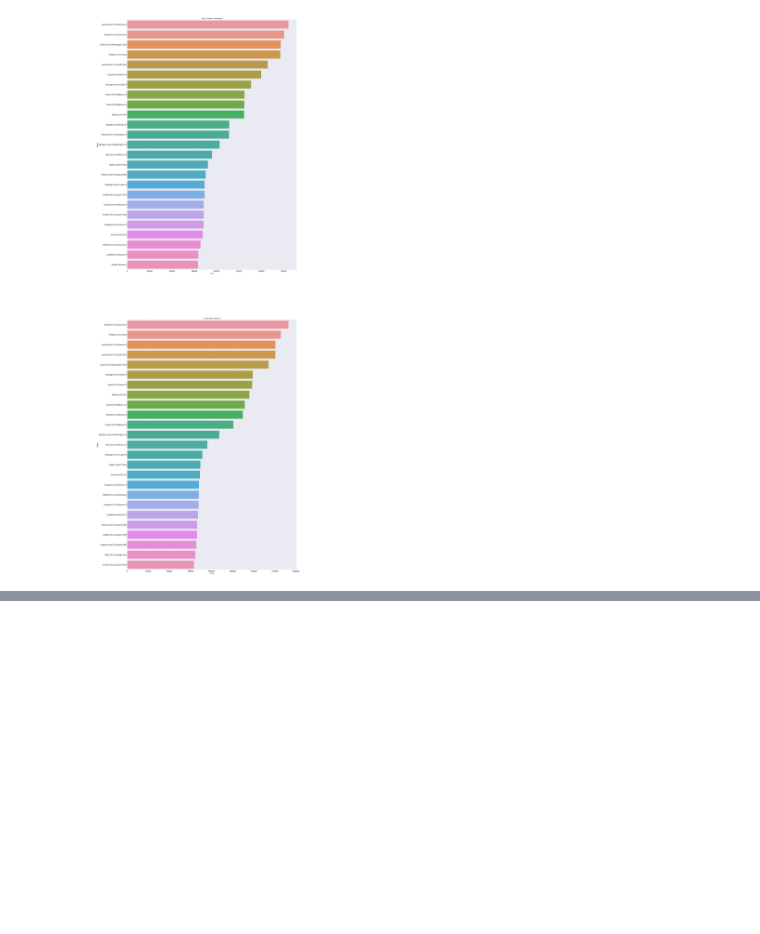
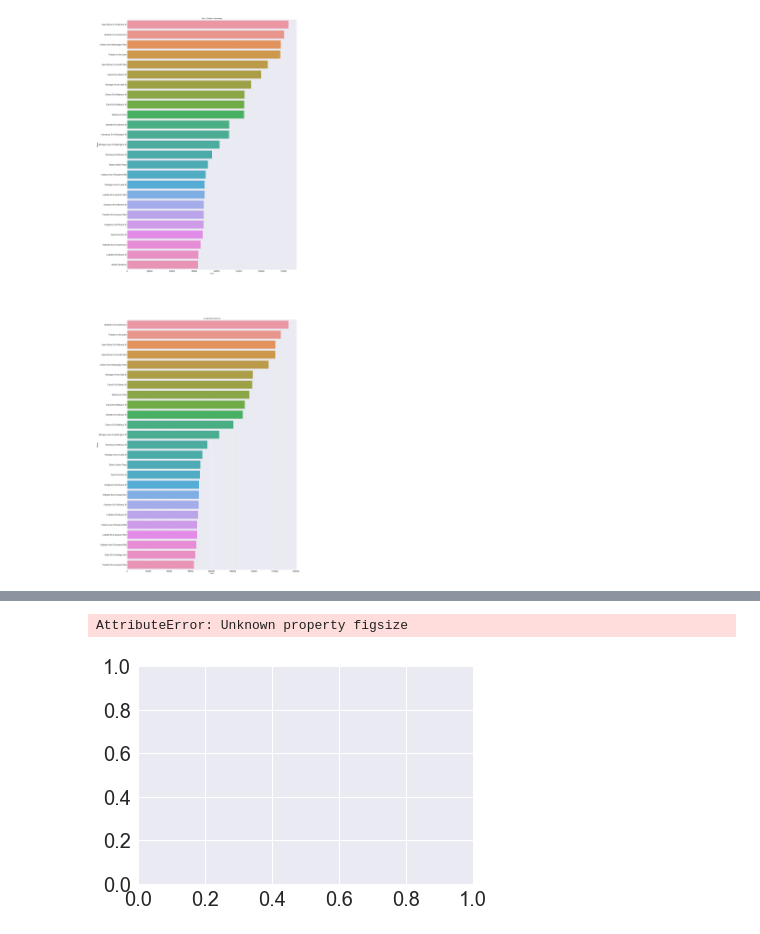
Before and after one commit to a-stahl/Bikeshare-EDA, a Jupyter notebook: notebooks/station_testing.ipynb, the cells around one changed output, grey strips where cells are left out. Saved outputs shown, nothing was run; the diff lists cells and outputs as text; code cells hidden in the pictures; blank space fills up the shorter version.

```diff
--- a/notebooks/Untitled.ipynb
+++ b/notebooks/station_testing.ipynb
@@ -121,0 +113,11 @@ sns.set(font_scale=2)
+# %%
+data.sort_values(by=['tripduration'], ascending=True)
+
+
+sns.barplot(y='from_station_name', x="tripduration", data=data)
+plt.set_title('Top 25 Stations Trip Duration (Departure)', fontsize=16)
+plt.set_xlabel('Count', fontsize=16)
+plt.set_ylabel('Station', fontsize=16)
+# %% [output]
+AttributeError: Unknown property figsize
+[figure, added]
```
Also changed, not shown: parts of 2 cells of this notebook, 9 other files.
